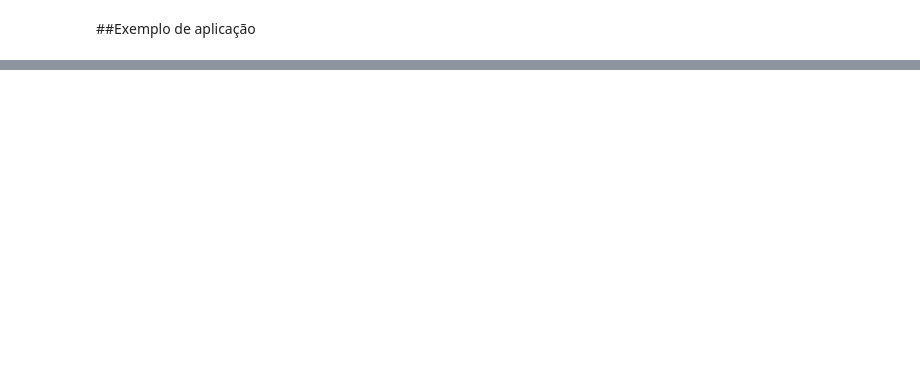
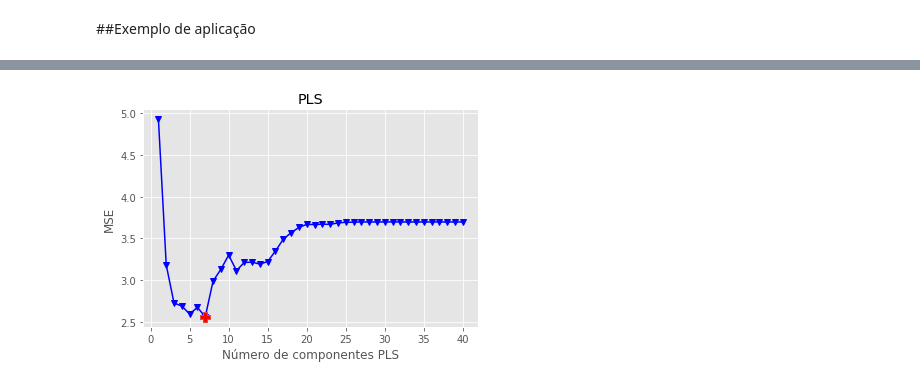
Before and after one commit to larissamazzero/RMN, a Jupyter notebook: PLS/pls.ipynb, the cells around one changed output, grey strips where cells are left out. Saved outputs shown, nothing was run; the diff lists cells and outputs as text; code cells hidden in the pictures; blank space fills up the shorter version.

```diff
--- a/PLS/pls.ipynb
+++ b/PLS/pls.ipynb
@@ -38,0 +115,47 @@ FONTE: https://www.scielo.br/j/prod/a/7Pbw8HKvxD7F87rTSLJqCFD/?format=pdf&lang=p
+# %%
+#Função PLS
+def optimise_pls_cv(X, y, n_comp):
+    #Definindo o objeto PLS
+    pls = PLSRegression(n_components=n_comp)
+
+    #Validação cruzada
+    y_cv = cross_val_predict(pls, X, y, cv=10)
+
+    #Avaliando resultado
+    r2 = r2_score(y, y_cv)
+    mse = mean_squared_error(y, y_cv)
+    rpd = y.std()/np.sqrt(mse)
+
+    return (y_cv, r2, mse, rpd)
+# %%
+#Teste com 40 componentes.
+r2s = []
+mses = []
+rpds = []
+xticks = np.arange(1, 41)
+for n_comp in xticks:
+    y_cv, r2, mse, rpd = optimise_pls_cv(X2, y, n_comp)
+    r2s.append(r2)
+    mses.append(mse)
+    rpds.append(rpd)
+# %%
+#Plotando MSES (média de erro quadrática)
+def plot_metrics(vals, ylabel, objective):
+    with plt.style.context('ggplot'):
+        plt.plot(xticks, np.array(vals), '-v', color='blue', mfc='blue')
+        if objective=='min':
+            idx = np.argmin(vals)
+        else:
+            idx = np.argmax(vals)
+        plt.plot(xticks[idx], np.array(vals)[idx], 'P', ms=10, mfc='red')
+
+        plt.xlabel('Número de componentes PLS')
+        plt.xticks = xticks
+        plt.ylabel(ylabel)
+        plt.title('PLS')
+
+    plt.show()
+# %%
+plot_metrics(mses, 'MSE', 'min')
+# %% [output]
+[figure, added]
```
Also changed, not shown: parts of 18 cells of this notebook.
